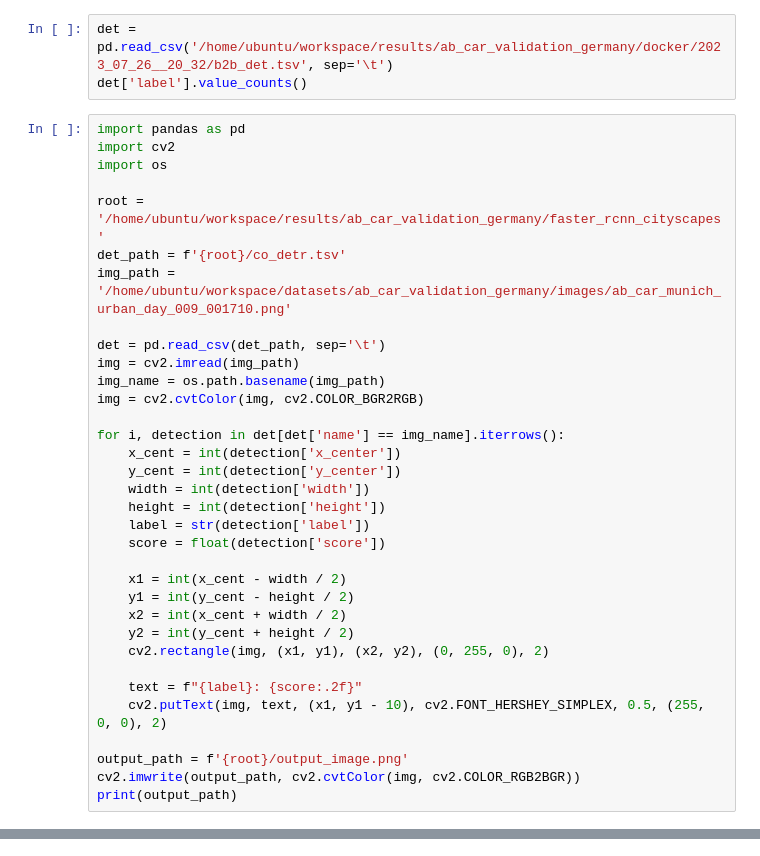
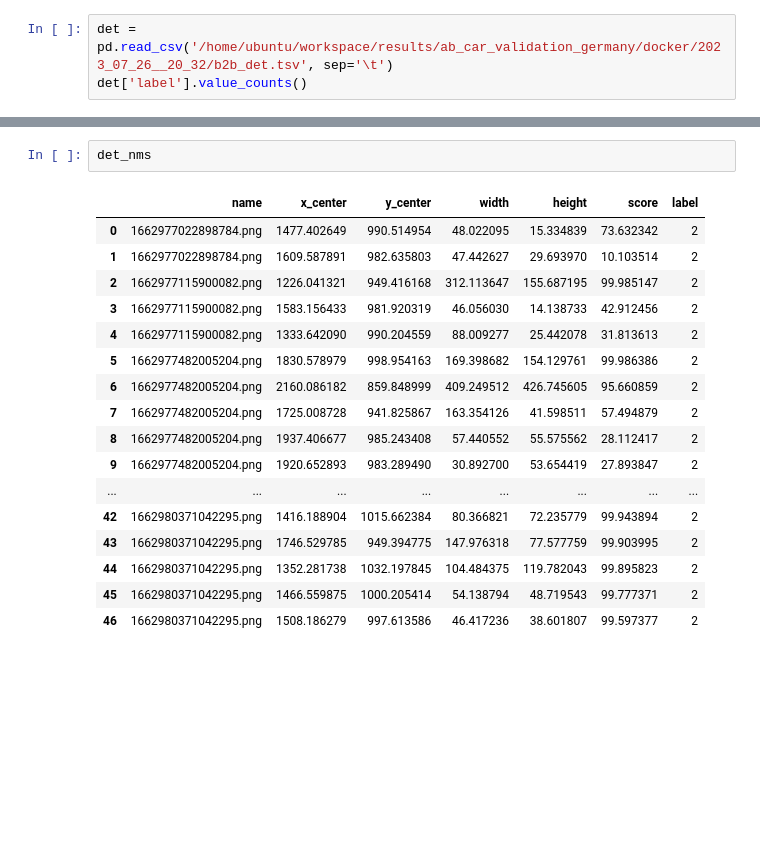
Before and after one commit to ZivKassnerAB/Co-DETR, a Jupyter notebook: INFER.ipynb, the cells around one changed output, grey strips where cells are left out. Saved outputs shown, nothing was run; the diff lists cells and outputs as text; blank space fills up the shorter version.

```diff
--- a/INFER.ipynb
+++ b/INFER.ipynb
@@ -48,37 +48,3 @@ detr['label'].value_counts()
 # %%
 det = pd.read_csv('/home/ubuntu/workspace/results/ab_car_validation_germany/docker/2023_07_26__20_32/b2b_det.tsv', sep='\t')
 det['label'].value_counts()
-# %%
-import pandas as pd
-import cv2
-import os
-
-root = '/home/ubuntu/workspace/results/ab_car_validation_germany/faster_rcnn_cityscapes'
-det_path = f'{root}/co_detr.tsv'
-img_path = '/home/ubuntu/workspace/datasets/ab_car_validation_germany/images/ab_car_munich_urban_day_009_001710.png'
-
-det = pd.read_csv(det_path, sep='\t')
-img = cv2.imread(img_path)
-img_name = os.path.basename(img_path)
-img = cv2.cvtColor(img, cv2.COLOR_BGR2RGB)
-
-for i, detection in det[det['name'] == img_name].iterrows():
-    x_cent = int(detection['x_center'])
-    y_cent = int(detection['y_center'])
-    width = int(detection['width'])
-    height = int(detection['height'])
-    label = str(detection['label'])
-    score = float(detection['score'])
-
-    x1 = int(x_cent - width / 2)
-    y1 = int(y_cent - height / 2)
-    x2 = int(x_cent + width / 2)
-    y2 = int(y_cent + height / 2)
-    cv2.rectangle(img, (x1, y1), (x2, y2), (0, 255, 0), 2)
-
-    text = f"{label}: {score:.2f}"
-    cv2.putText(img, text, (x1, y1 - 10), cv2.FONT_HERSHEY_SIMPLEX, 0.5, (255, 0, 0), 2)
-
-output_path = f'{root}/output_image.png'
-cv2.imwrite(output_path, cv2.cvtColor(img, cv2.COLOR_RGB2BGR))
-print(output_path)
@@ -111,0 +271,20 @@ detections
+# %%
+det_nms
+# %% [output]
+|  | name | x_center | y_center | width | height | score | label |
+| 0 | 1662977022898784.png | 1477.402649 | 990.514954 | 48.022095 | 15.334839 | 73.632342 | 2 |
+| 1 | 1662977022898784.png | 1609.587891 | 982.635803 | 47.442627 | 29.693970 | 10.103514 | 2 |
+| 2 | 1662977115900082.png | 1226.041321 | 949.416168 | 312.113647 | 155.687195 | 99.985147 | 2 |
+| 3 | 1662977115900082.png | 1583.156433 | 981.920319 | 46.056030 | 14.138733 | 42.912456 | 2 |
+| 4 | 1662977115900082.png | 1333.642090 | 990.204559 | 88.009277 | 25.442078 | 31.813613 | 2 |
+| 5 | 1662977482005204.png | 1830.578979 | 998.954163 | 169.398682 | 154.129761 | 99.986386 | 2 |
+| 6 | 1662977482005204.png | 2160.086182 | 859.848999 | 409.249512 | 426.745605 | 95.660859 | 2 |
+| 7 | 1662977482005204.png | 1725.008728 | 941.825867 | 163.354126 | 41.598511 | 57.494879 | 2 |
+| 8 | 1662977482005204.png | 1937.406677 | 985.243408 | 57.440552 | 55.575562 | 28.112417 | 2 |
+| 9 | 1662977482005204.png | 1920.652893 | 983.289490 | 30.892700 | 53.654419 | 27.893847 | 2 |
+| ... | ... | ... | ... | ... | ... | ... | ... |
+| 42 | 1662980371042295.png | 1416.188904 | 1015.662384 | 80.366821 | 72.235779 | 99.943894 | 2 |
+| 43 | 1662980371042295.png | 1746.529785 | 949.394775 | 147.976318 | 77.577759 | 99.903995 | 2 |
+| 44 | 1662980371042295.png | 1352.281738 | 1032.197845 | 104.484375 | 119.782043 | 99.895823 | 2 |
+| 45 | 1662980371042295.png | 1466.559875 | 1000.205414 | 54.138794 | 48.719543 | 99.777371 | 2 |
+| 46 | 1662980371042295.png | 1508.186279 | 997.613586 | 46.417236 | 38.601807 | 99.597377 | 2 |
```
Also changed, not shown: parts of 14 cells of this notebook, 5 other files.
